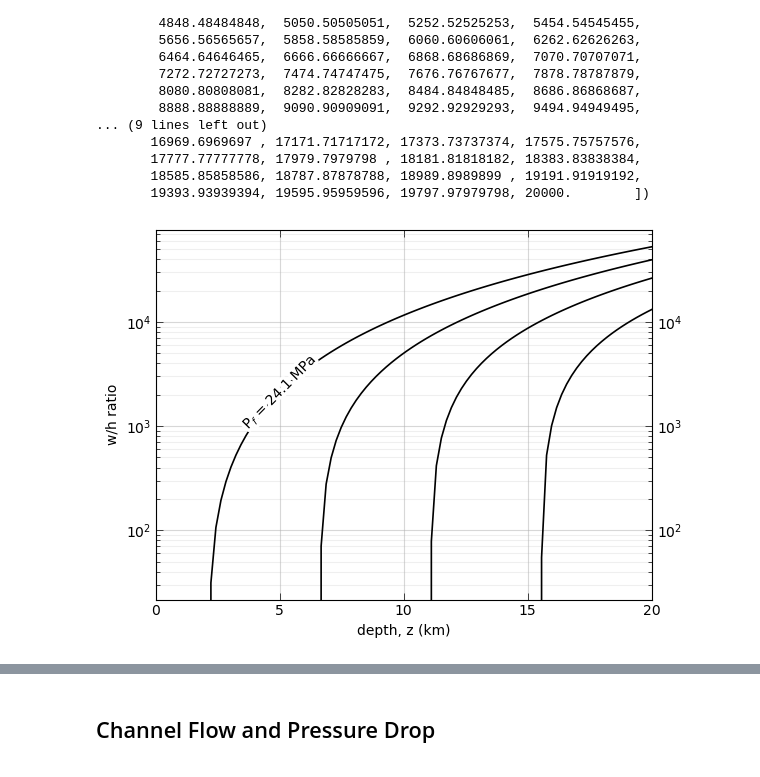
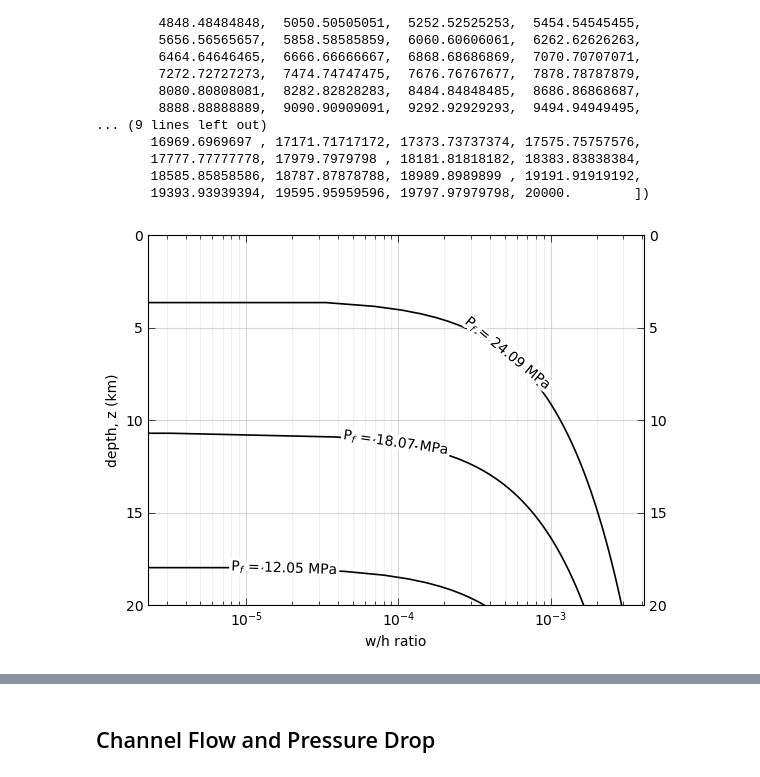
Before and after one commit to CottomR-et-al/Europa-ice-ocean-exchange, a Jupyter notebook: F25_Dikes_Europa.ipynb, the cells around one changed output, grey strips where cells are left out. Saved outputs shown, nothing was run; the diff lists cells and outputs as text; code cells hidden in the pictures.

Commit message:
w/h dike ratios

```diff
--- a/F25_Dikes_Europa.ipynb
+++ b/F25_Dikes_Europa.ipynb
@@ -694,43 +694,44 @@ array([    0.        ,   202.02020202,   404.04040404,   606.06060606,
 # %%
 # w/h dike ratio
 from cProfile import label
 from turtle import right
 from py import log
-depths = [0, 5e3, 10e3, 15e3, 20e3]
+depths = [10e3, 15e3, 20e3]
 height = 20e3 - z
 
 plt.figure()
 
 for i in range(len(depths)):
     P0 = rhoi * g * depths[i] # for a shell 20 km thick
     Pf = P0 - rhow * g * height
     sig_x = nu / (1 - nu) * (rhoi * g * z)
-    wxh = (Pf * sig_x) / (G / (1 - nu))
-    plt.semilogy(z/1e3, wxh, color='black', lw = 1.2, label=rf'P$_f$ = {P0/1e6:.1f} MPa')
+    wxh = (Pf - sig_x) / (G / (1 - nu))
+    plt.semilogx(wxh, z/1e3, color='black', lw = 1.2, label=rf'P$_f$ = {P0/1e6:.2f} MPa')
 # for Pf0 in np.linspace(0, np.nanmax(Pf_b), 5):
 #     Pf_i = Pf0 - 1.3e6 * (z / 1e3)
 #     wxh_i = (Pf_i * sig_x) / (G / (1 - nu))
 
 #     mask = wxh_i > 0  # semilogy requires positive values
 #     if np.any(mask):
 #         plt.plot(z[mask] / 1e3, wxh_i[mask], color='black', label=rf'P$_f$ = {Pf0/1e6:.1f} MPa')
 
 ax = plt.gca()
 lines = ax.get_lines()
 if lines:
-    labelLines(lines, xvals=[5] * len(lines), align=True, fontsize=10, color='black')
+    labelLines(lines, align=True, fontsize=10, color='black')
 ax = plt.gca()
-ax.xaxis.set_major_formatter(StrMethodFormatter('{x:g}'))
-ax.yaxis.set_major_formatter(LogFormatterMathtext())
-plt.xlabel('depth, z (km)')
-plt.ylabel('w/h ratio')
-plt.xlim(0, 20)
-plt.ylim(0)
+ax.yaxis.set_major_formatter(StrMethodFormatter('{x:g}'))
+ax.xaxis.set_major_formatter(LogFormatterMathtext())
+plt.ylabel('depth, z (km)')
+plt.xlabel('w/h ratio')
+plt.ylim(0, 20)
+# plt.xlim(0)
 ax.tick_params(which='major', length=5, width=0.5, direction='in', top=True, right=True, labelright=True)
 ax.tick_params(which='minor', length=3, width=0.5, direction='in', top=True, right=True)
-ax.xaxis.set_major_locator(FixedLocator([0, 5, 10, 15, 20]))
-ax.xaxis.set_minor_formatter(NullFormatter())
+ax.yaxis.set_major_locator(FixedLocator([0, 5, 10, 15, 20]))
+ax.yaxis.set_minor_formatter(NullFormatter())
 ax.grid(which='major', alpha=0.5)
 ax.grid(which='minor', alpha=0.2)
+ax.invert_yaxis()
 # %% [output]
-[figure, old version]
+[figure, new version]
```
Also changed, not shown: parts of 1 cell of this notebook.
